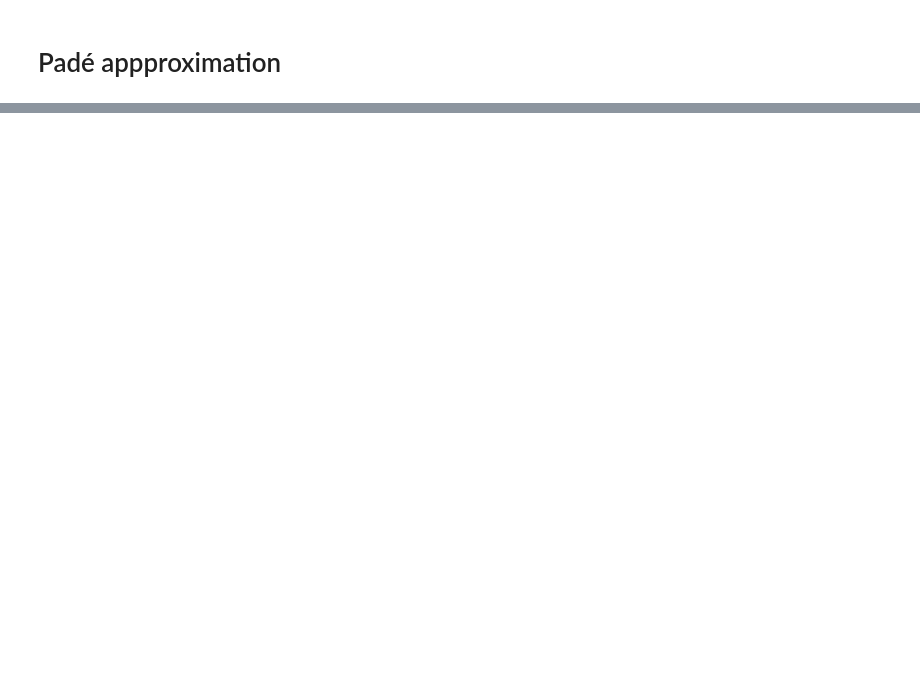
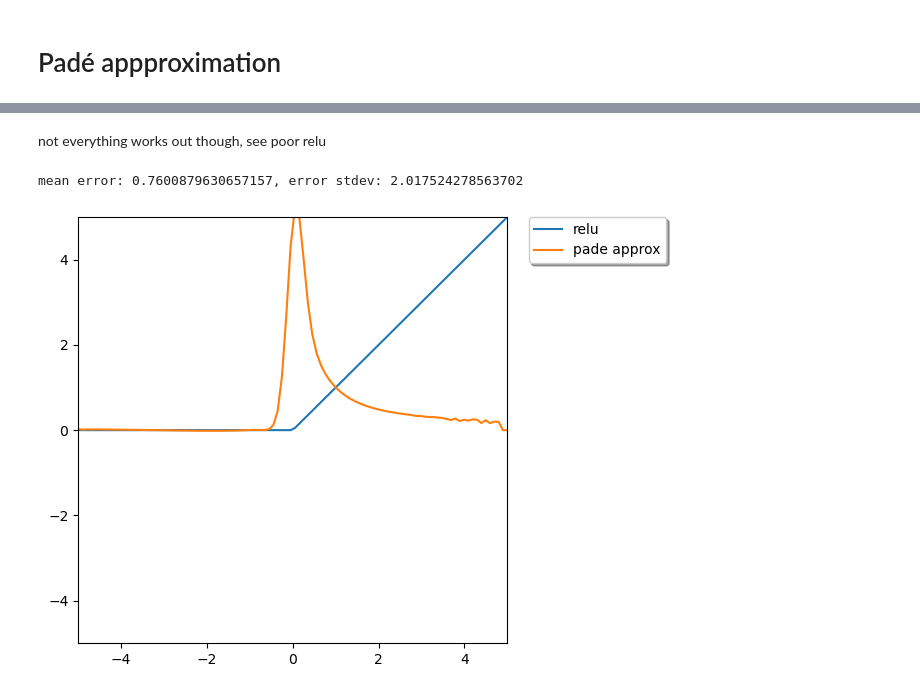
Before and after one commit to cicada-mpc/cicada-mpc, a Jupyter notebook: notebooks/pade_approx.ipynb, the cells around one changed output, grey strips where cells are left out. Saved outputs shown, nothing was run; the diff lists cells and outputs as text; code cells hidden in the pictures; blank space fills up the shorter version.

```diff
--- a/notebooks/pade_approx.ipynb
+++ b/notebooks/pade_approx.ipynb
@@ -100,0 +116,59 @@ for i in tqdm(numpy.arange(-1, 1, .1)):
+# %% [markdown]
+not everything works out though, see poor relu
+# %%
+def relu(X):
+   return numpy.maximum(0,X)
+
+import logging
+
+import numpy
+
+import cicada
+from cicada.additive import AdditiveProtocolSuite
+from cicada.communicator import SocketCommunicator
+
+from statistics import mean, stdev
+from tqdm import *
+
+import matplotlib.pyplot as plt
+
+
+
+func2try = relu
+def main(communicator):
+    log = cicada.Logger(logging.getLogger(), communicator)
+    protocol = AdditiveProtocolSuite(communicator)
+
+    err_list = []
+
+    axis = numpy.linspace(-5, 5, num=100)
+    plt.plot(axis, func2try(axis), label="relu")
+
+    logging.basicConfig(level=logging.INFO)
+    pade_evals=[]
+    for x in axis:
+        pade_evals.append(protocol.reveal(protocol._pade_approx(func2try, protocol.share(src=0, secret=numpy.array(x), shape=()), scale=3, degree=14)))
+        legit = func2try(x)
+        err_list.append(legit-pade_evals[-1])
+        #if communicator.rank ==1:
+        #    print(legit_tanh, cic_pade_tanh, legit_tanh-cic_pade_tanh)
+
+
+
+    if communicator.rank ==1:
+        print(f"mean error: {mean(err_list)}, error stdev: {stdev(err_list)}")
+
+    plt.plot(axis, pade_evals, label='pade approx' )
+
+    plt.legend(bbox_to_anchor=(1.05, 1), loc='upper left',
+               borderaxespad=0.0, shadow=True)
+    plt.tight_layout()
+    plt.axis([-5, 5, -5, 5])
+    if communicator.rank == 1:
+        plt.show()
+
+
+SocketCommunicator.run(world_size=3, fn=main);
+# %% [output]
+mean error: 0.7600879630657157, error stdev: 2.017524278563702
+[figure, added]
```
Also changed, not shown: parts of 6 cells of this notebook, 2 other files.
